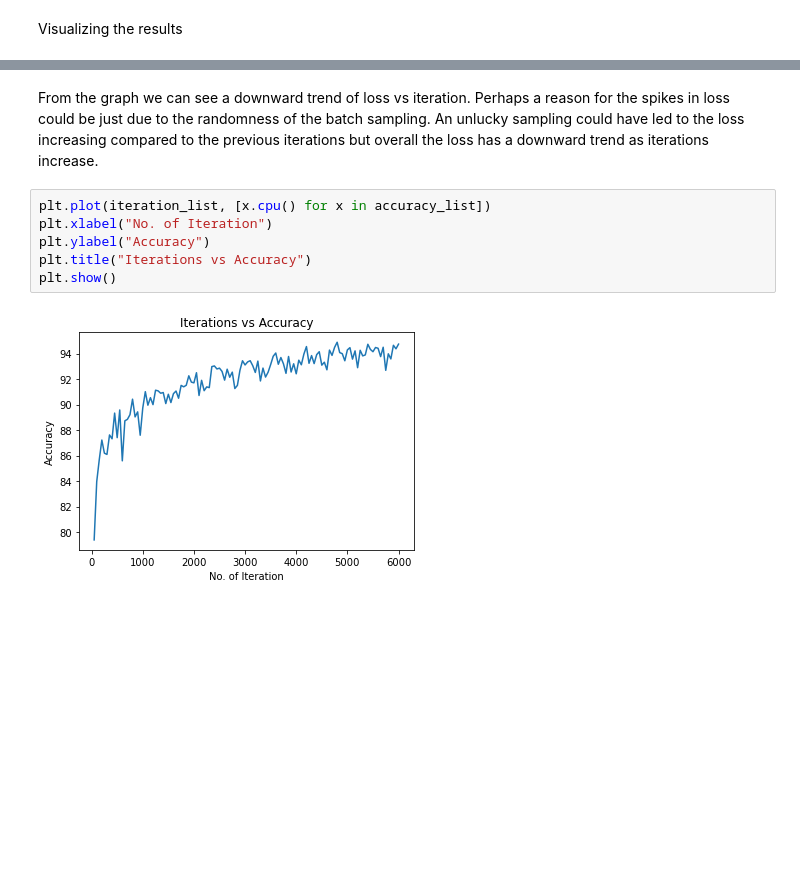
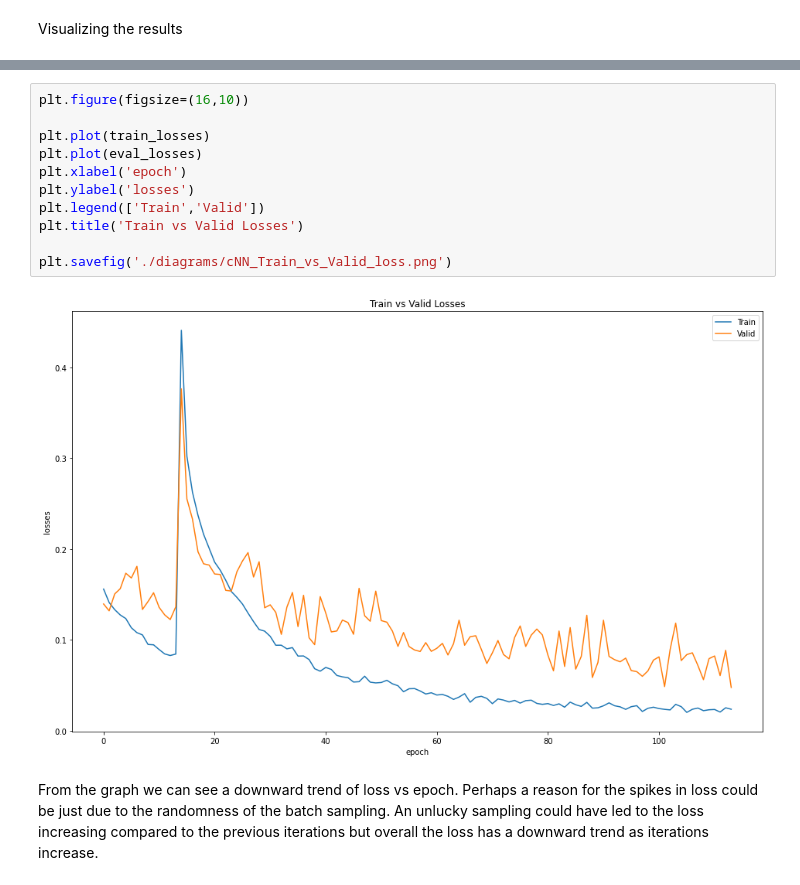
Before and after one commit to NUS-CS3244-AY2122S1-T42-Project/FashionMNIST, a Jupyter notebook: cNN.ipynb, the cells around one changed output, grey strips where cells are left out. Saved outputs shown, nothing was run; the diff lists cells and outputs as text; blank space fills up the shorter version.

```diff
--- a/cNN.ipynb
+++ b/cNN.ipynb
@@ -303,13 +414,18 @@ plt.show()
+# %%
+plt.figure(figsize=(16,10))
+
+plt.plot(train_losses)
+plt.plot(eval_losses)
+plt.xlabel('epoch')
+plt.ylabel('losses')
+plt.legend(['Train','Valid'])
+plt.title('Train vs Valid Losses')
+
+plt.savefig('./diagrams/cNN_Train_vs_Valid_loss.png')
+# %% [output]
+[figure, added]
 # %% [markdown]
-From the graph we can see a downward trend of loss vs iteration. Perhaps a reason for the spikes in loss could be just due to the randomness of the batch sampling. An unlucky sampling could have led to the loss increasing compared to the previous iterations but overall the loss has a downward trend as iterations increase.
+From the graph we can see a downward trend of loss vs epoch. Perhaps a reason for the spikes in loss could be just due to the randomness of the batch sampling. An unlucky sampling could have led to the loss increasing compared to the previous iterations but overall the loss has a downward trend as iterations increase.
-# %%
-plt.plot(iteration_list, [x.cpu() for x in accuracy_list])
-plt.xlabel("No. of Iteration")
-plt.ylabel("Accuracy")
-plt.title("Iterations vs Accuracy")
-plt.show()
-# %% [output]
-[figure, removed]
 # %%
 class_correct = [0. for _ in range(10)]
 total_correct = [0. for _ in range(10)]
```
Also changed, not shown: parts of 23 cells of this notebook, 8 other files.
